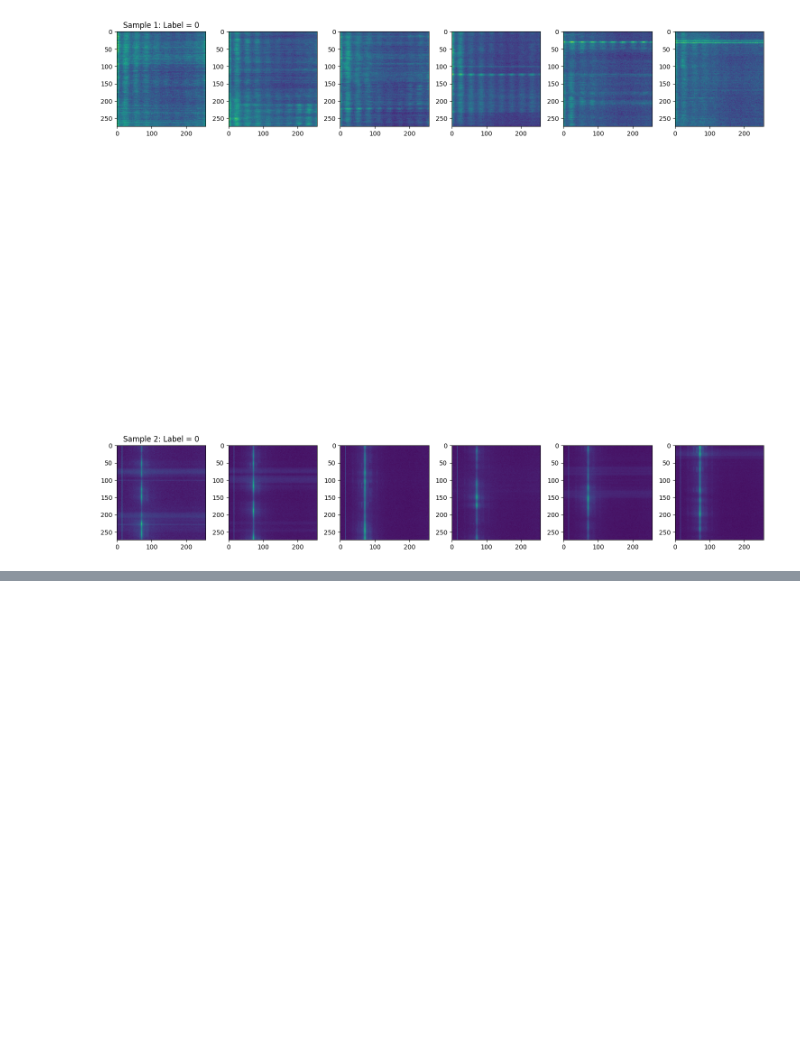
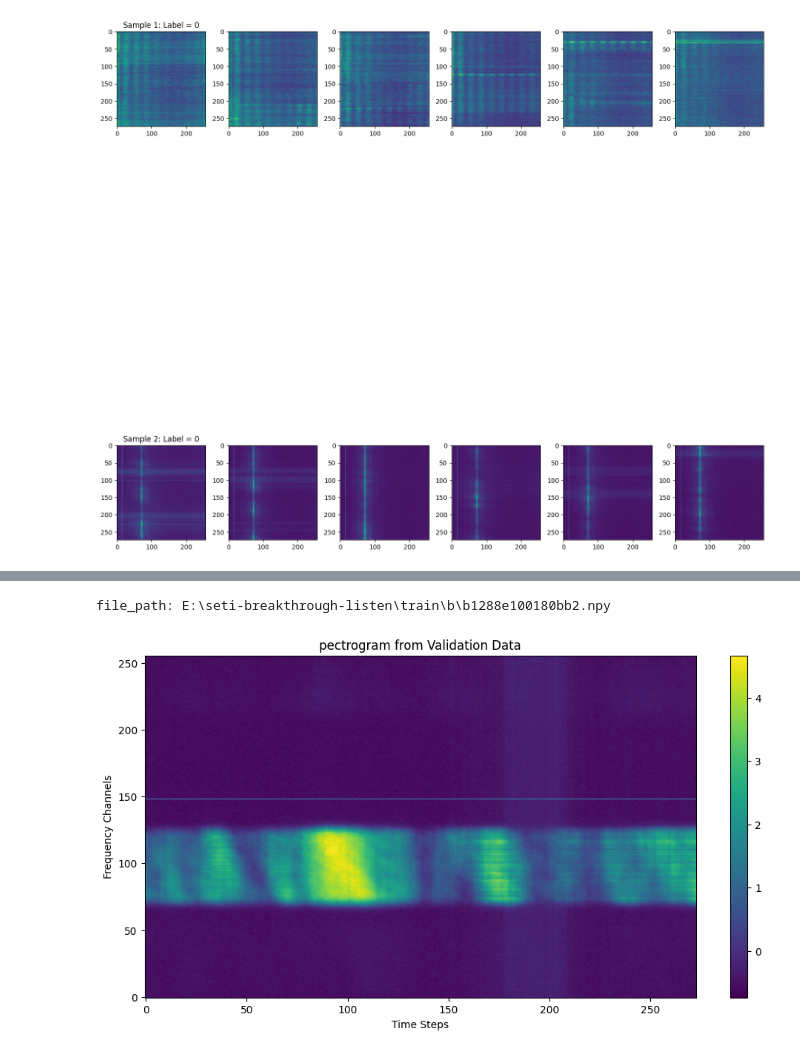
Before and after one commit to cbizz2050/seti-signals, a Jupyter notebook: src/exploratory_data_analysis.ipynb, the cells around one changed output, grey strips where cells are left out. Drawn from its saved outputs; the diff is of its cells as text; code cells hidden in the pictures; blank space fills up the shorter version.

```diff
--- a/src/exploratory_data_analysis.ipynb
+++ b/src/exploratory_data_analysis.ipynb
@@ -84,0 +85,7 @@ file_path: E:\seti-breakthrough-listen\train\b\b31972a9663faf9.npy
+# %%
+index = np.random.randint(len(train_dataset))
+spectrogram, _ = val_dataset[index]  # Get the spectrogram and ignore the label
+plot_spectrogram(spectrogram[0], 'pectrogram from Validation Data')  # Display the first channel of the spectrogram
+# %% [output]
+file_path: E:\seti-breakthrough-listen\train\b\b1288e100180bb2.npy
+[figure, added]
```
Also changed, not shown: parts of 11 cells of this notebook, 4 other files.
